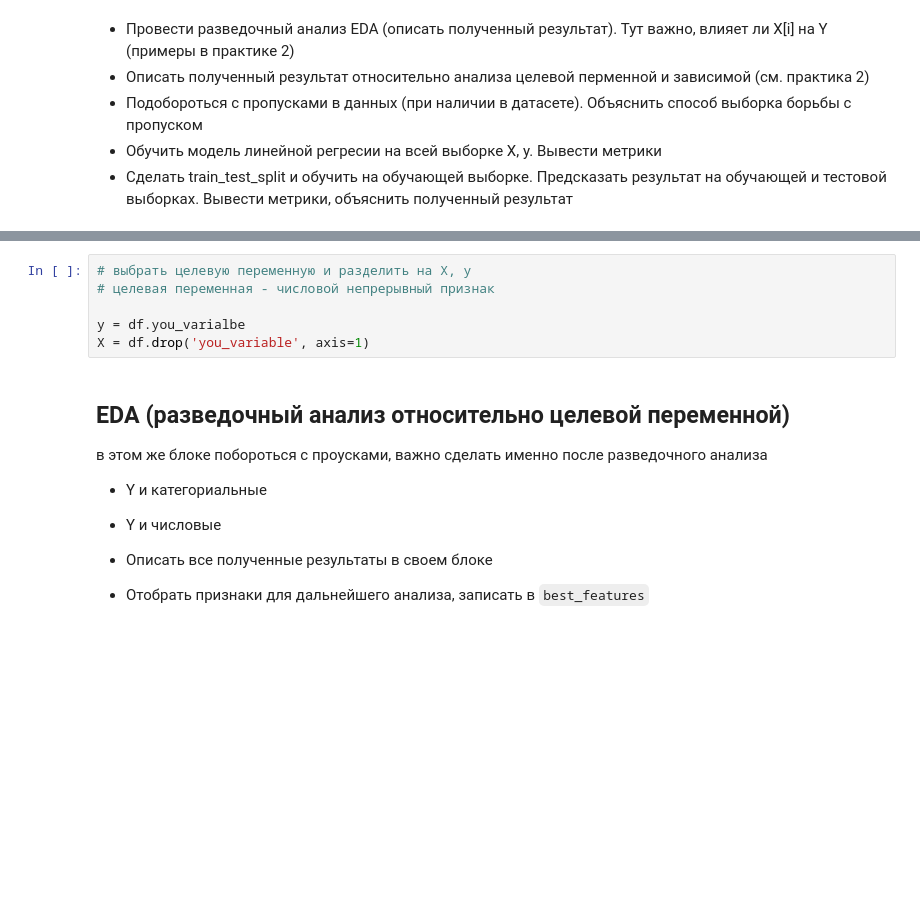
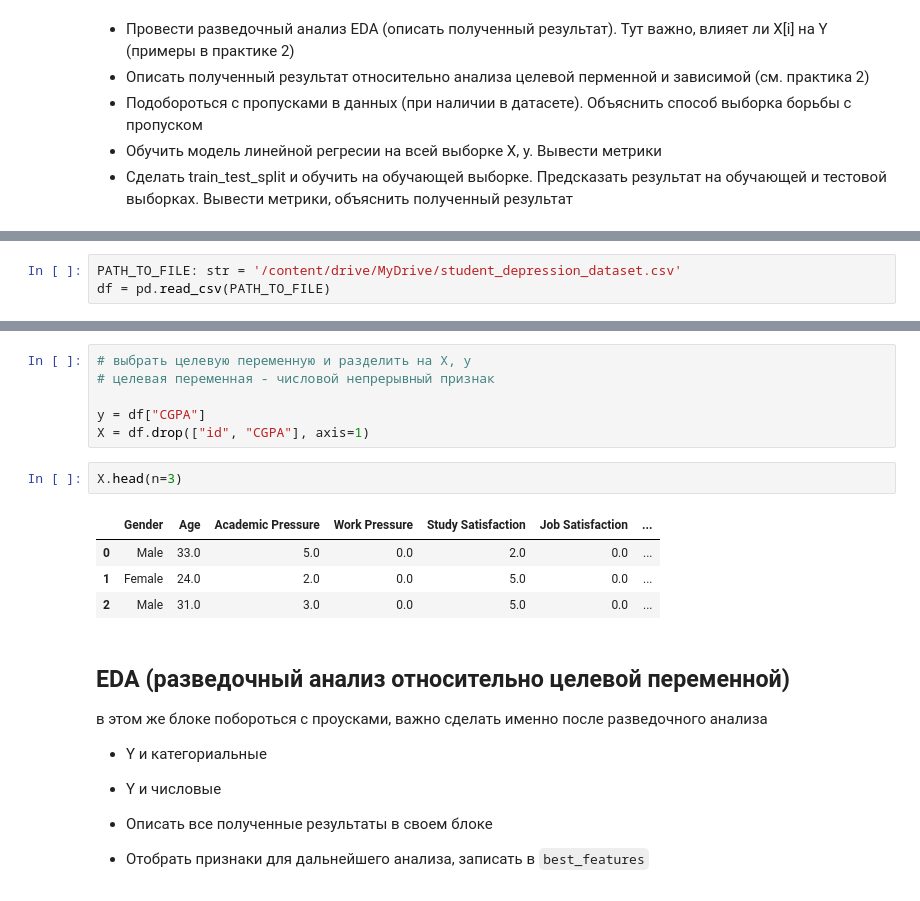
Before and after one commit to Danata117/ML, a Jupyter notebook: ML_Praktika2".ipynb, the cells around one changed output, grey strips where cells are left out. Saved outputs shown, nothing was run; the diff lists cells and outputs as text; blank space fills up the shorter version.

```diff
--- a/ML_Praktika2".ipynb
+++ b/ML_Praktika2".ipynb
@@ -37,2 +36,5 @@ df = pd.read_csv()
+# %%
+PATH_TO_FILE: str = '/content/drive/MyDrive/student_depression_dataset.csv'
+df = pd.read_csv(PATH_TO_FILE)
 # %%
 df.info()
@@ -43,8 +96,15 @@ df.info()
 # выбрать целевую переменную и разделить на X, y
 # целевая переменная - числовой непрерывный признак
 
-y = df.you_varialbe
-X = df.drop('you_variable', axis=1)
+y = df["CGPA"]
+X = df.drop(["id", "CGPA"], axis=1)
+# %%
+X.head(n=3)
+# %% [output]
+|  | Gender | Age | Academic Pressure | Work Pressure | Study Satisfaction | Job Satisfaction | ... |
+| 0 | Male | 33.0 | 5.0 | 0.0 | 2.0 | 0.0 | ... |
+| 1 | Female | 24.0 | 2.0 | 0.0 | 5.0 | 0.0 | ... |
+| 2 | Male | 31.0 | 3.0 | 0.0 | 5.0 | 0.0 | ... |
 # %% [markdown]
 ## EDA (разведочный анализ относительно целевой переменной)
 
```
Also changed, not shown: parts of 8 cells of this notebook.
